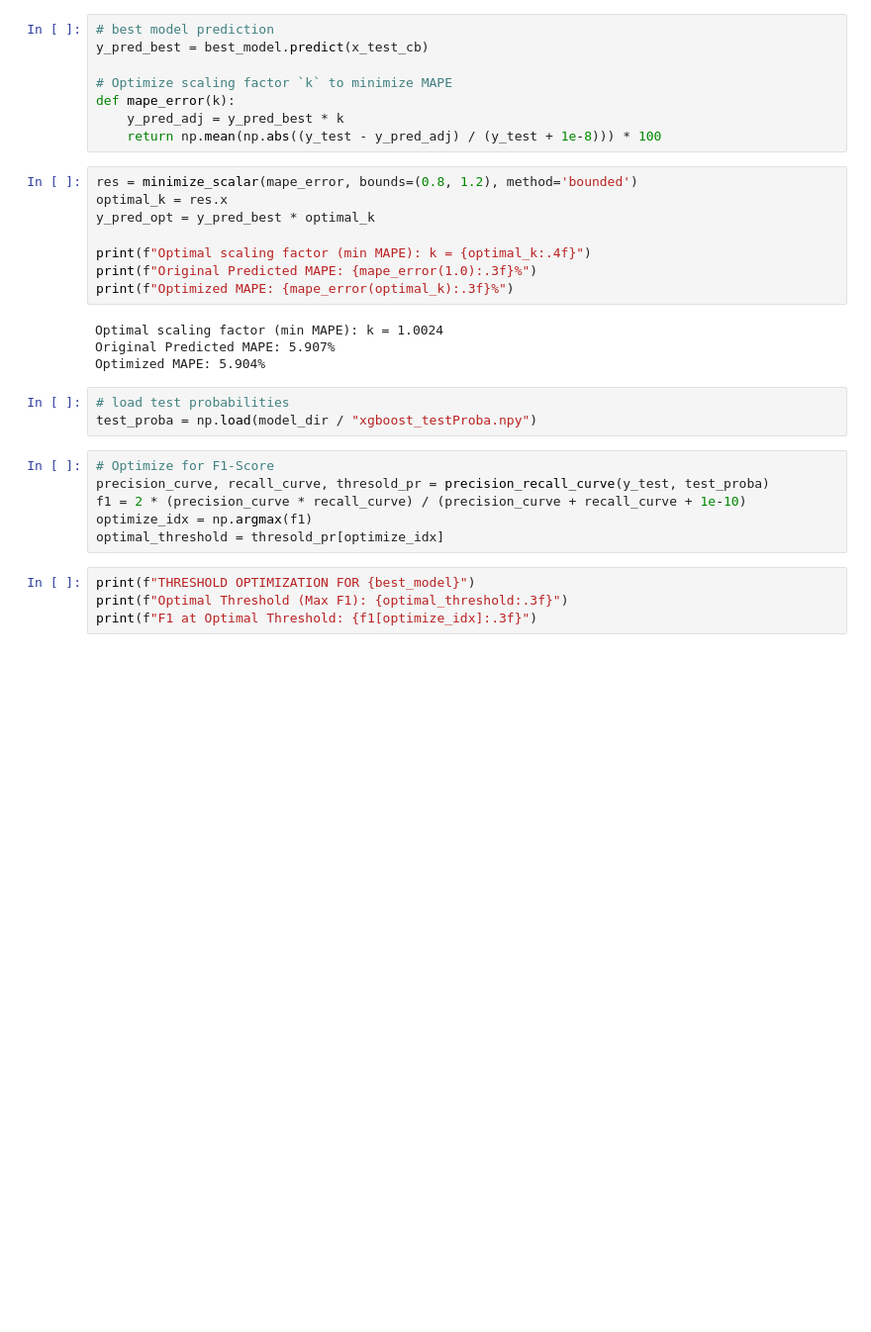
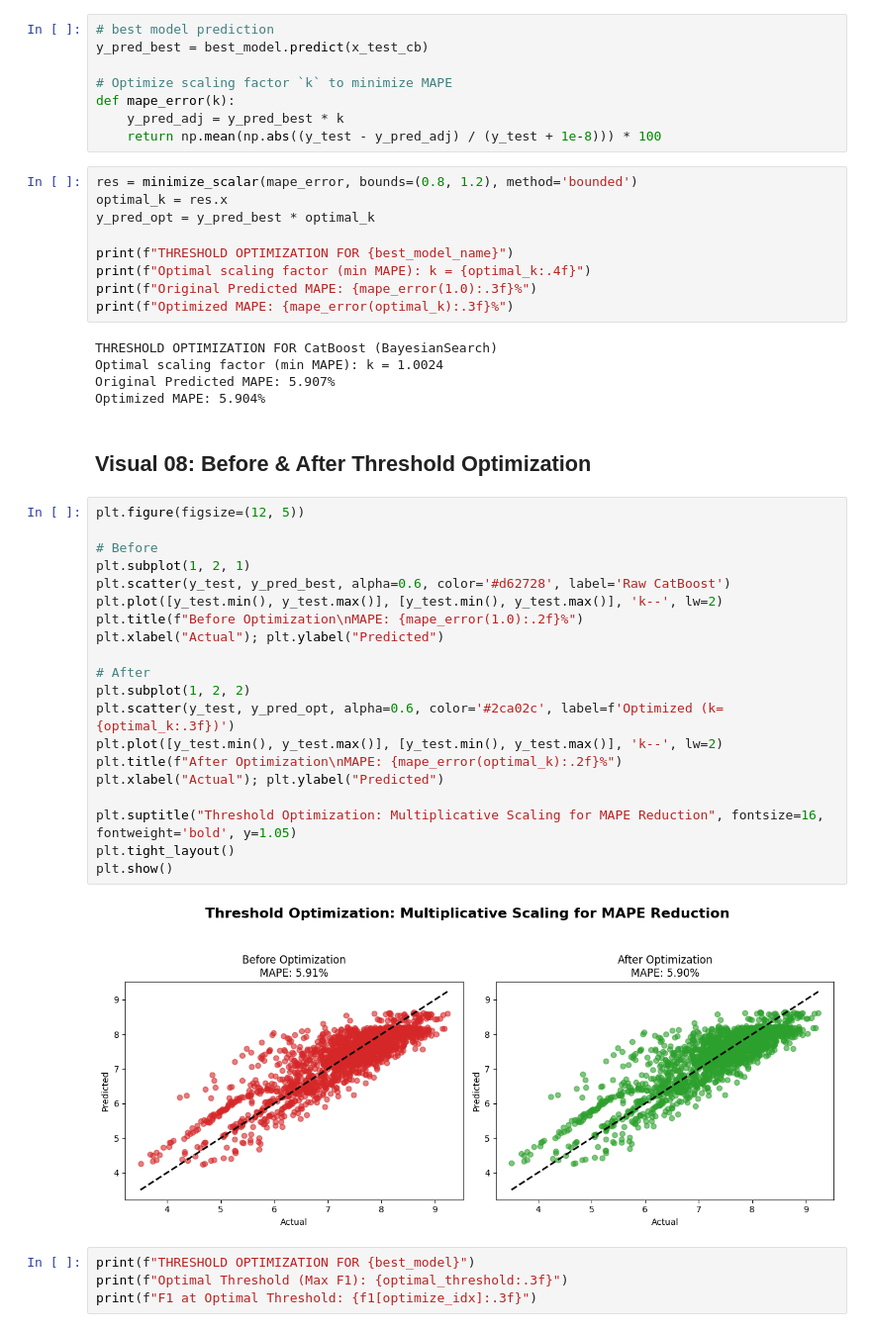
Before and after one commit to tshihab07/Super-Market-Sales-Forecasting, a Jupyter notebook: notebookes/model_SelectionAndAnalysis.ipynb, the cells around one changed output. Shown at 99% size. Cells and saved outputs as stored; diff of their text form; blank space fills up the shorter version.

Commit message:
feat: implement Threshold Optimization - Multiplicative Scaling for MAPE Reduction

```diff
--- a/notebookes/model_SelectionAndAnalysis.ipynb
+++ b/notebookes/model_SelectionAndAnalysis.ipynb
@@ -515,22 +516,39 @@ res = minimize_scalar(mape_error, bounds=(0.8, 1.2), method='bounded')
 optimal_k = res.x
 y_pred_opt = y_pred_best * optimal_k
 
+print(f"THRESHOLD OPTIMIZATION FOR {best_model_name}")
 print(f"Optimal scaling factor (min MAPE): k = {optimal_k:.4f}")
 print(f"Original Predicted MAPE: {mape_error(1.0):.3f}%")
 print(f"Optimized MAPE: {mape_error(optimal_k):.3f}%")
 # %% [output]
+THRESHOLD OPTIMIZATION FOR CatBoost (BayesianSearch)
 Optimal scaling factor (min MAPE): k = 1.0024
 Original Predicted MAPE: 5.907%
 Optimized MAPE: 5.904%
-# %%
-# load test probabilities
-test_proba = np.load(model_dir / "xgboost_testProba.npy")
+# %% [markdown]
+## Visual 08: Before & After Threshold Optimization
 # %%
-# Optimize for F1-Score
-precision_curve, recall_curve, thresold_pr = precision_recall_curve(y_test, test_proba)
-f1 = 2 * (precision_curve * recall_curve) / (precision_curve + recall_curve + 1e-10)
-optimize_idx = np.argmax(f1)
-optimal_threshold = thresold_pr[optimize_idx]
+plt.figure(figsize=(12, 5))
+
+# Before
+plt.subplot(1, 2, 1)
+plt.scatter(y_test, y_pred_best, alpha=0.6, color='#d62728', label='Raw CatBoost')
+plt.plot([y_test.min(), y_test.max()], [y_test.min(), y_test.max()], 'k--', lw=2)
+plt.title(f"Before Optimization\nMAPE: {mape_error(1.0):.2f}%")
+plt.xlabel("Actual"); plt.ylabel("Predicted")
+
+# After
+plt.subplot(1, 2, 2)
+plt.scatter(y_test, y_pred_opt, alpha=0.6, color='#2ca02c', label=f'Optimized (k={optimal_k:.3f})')
+plt.plot([y_test.min(), y_test.max()], [y_test.min(), y_test.max()], 'k--', lw=2)
+plt.title(f"After Optimization\nMAPE: {mape_error(optimal_k):.2f}%")
+plt.xlabel("Actual"); plt.ylabel("Predicted")
+
+plt.suptitle("Threshold Optimization: Multiplicative Scaling for MAPE Reduction", fontsize=16, fontweight='bold', y=1.05)
+plt.tight_layout()
+plt.show()
+# %% [output]
+[figure, added]
 # %%
 print(f"THRESHOLD OPTIMIZATION FOR {best_model}")
 print(f"Optimal Threshold (Max F1): {optimal_threshold:.3f}")
```
Also changed, not shown: parts of 2 cells of this notebook.
